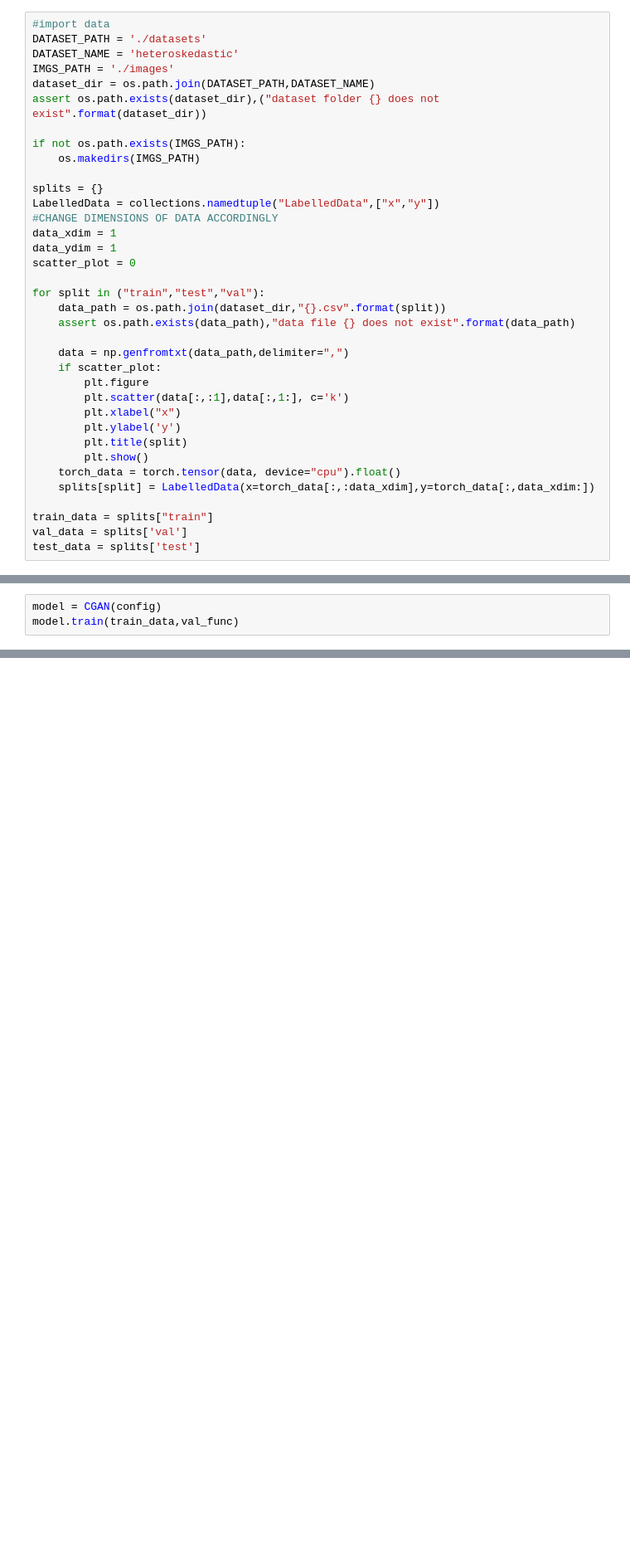
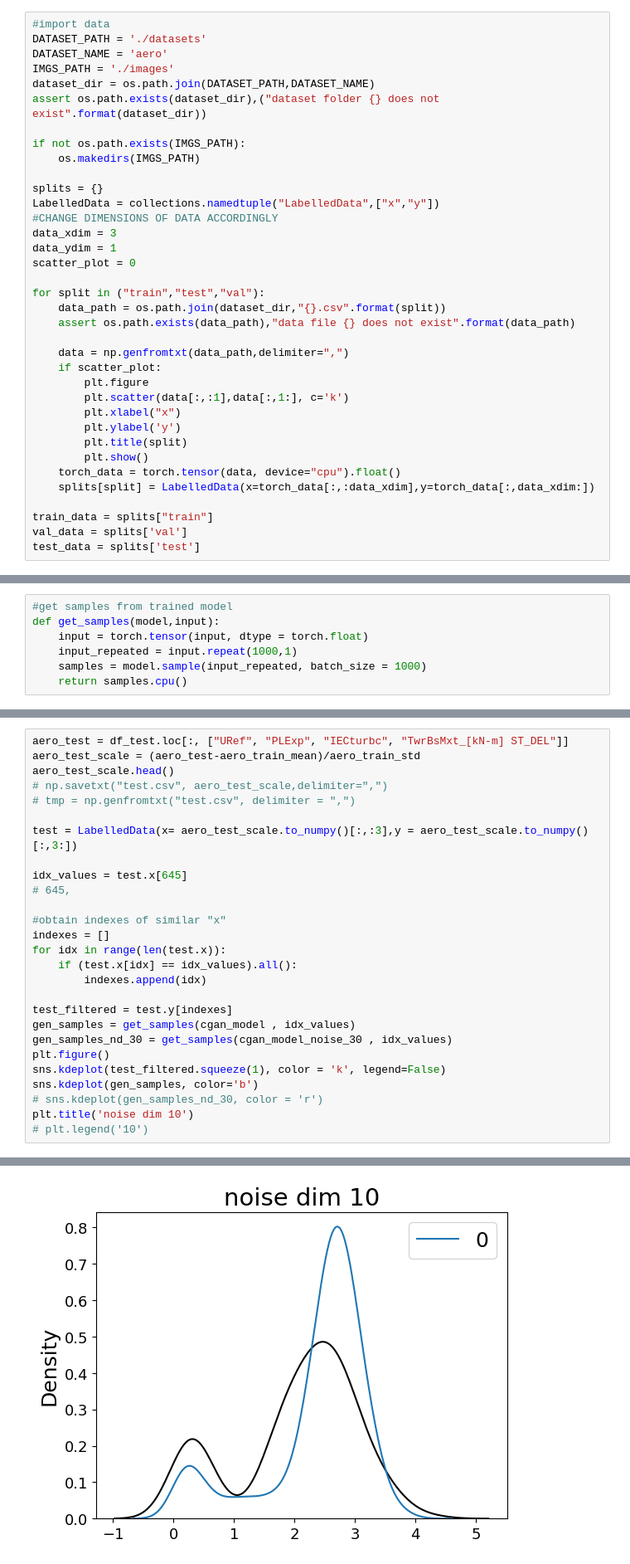
Before and after one commit to ltyap/MSc-Thesis, a Jupyter notebook: CGAN_implementation.ipynb, the cells around one changed output, grey strips where cells are left out. Shown at 83% size. Saved outputs shown, nothing was run; the diff lists cells and outputs as text; blank space fills up the shorter version.

```diff
--- a/CGAN_implementation.ipynb
+++ b/CGAN_implementation.ipynb
@@ -24,7 +30,7 @@ plt.rc("legend", fontsize=18)
 # %%
 #import data
 DATASET_PATH = './datasets'
-DATASET_NAME = 'heteroskedastic'
+DATASET_NAME = 'aero'
 IMGS_PATH = './images'
 dataset_dir = os.path.join(DATASET_PATH,DATASET_NAME)
 assert os.path.exists(dataset_dir),("dataset folder {} does not exist".format(dataset_dir))
@@ -35,7 +41,7 @@ if not os.path.exists(IMGS_PATH):
 splits = {}
 LabelledData = collections.namedtuple("LabelledData",["x","y"])
 #CHANGE DIMENSIONS OF DATA ACCORDINGLY
-data_xdim = 1
+data_xdim = 3
 data_ydim = 1
 scatter_plot = 0
 
@@ -445,6 +447,3 @@ def plot_samples(sample_sets, file_name, labels=None, range_dataset=None,
     plot_path = os.path.join(IMGS_PATH,"{}.png".format(file_name))
     plt.savefig(plot_path)
     plt.close(fig)
-# %%
-model = CGAN(config)
-model.train(train_data,val_func)
@@ -469,0 +450,7 @@ best epoch:%g 1289
+# %%
+#get samples from trained model
+def get_samples(model,input):
+    input = torch.tensor(input, dtype = torch.float)
+    input_repeated = input.repeat(1000,1)
+    samples = model.sample(input_repeated, batch_size = 1000)
+    return samples.cpu()
@@ -469,0 +582,28 @@ best epoch:%g 1289
+# %%
+aero_test = df_test.loc[:, ["URef", "PLExp", "IECturbc", "TwrBsMxt_[kN-m] ST_DEL"]]
+aero_test_scale = (aero_test-aero_train_mean)/aero_train_std
+aero_test_scale.head()
+# np.savetxt("test.csv", aero_test_scale,delimiter=",")
+# tmp = np.genfromtxt("test.csv", delimiter = ",")
+
+test = LabelledData(x= aero_test_scale.to_numpy()[:,:3],y = aero_test_scale.to_numpy()[:,3:])
+
+idx_values = test.x[645]
+# 645,
+
+#obtain indexes of similar "x"
+indexes = []
+for idx in range(len(test.x)):
+    if (test.x[idx] == idx_values).all():
+        indexes.append(idx)
+
+test_filtered = test.y[indexes]
+gen_samples = get_samples(cgan_model , idx_values)
+gen_samples_nd_30 = get_samples(cgan_model_noise_30 , idx_values)
+plt.figure()
+sns.kdeplot(test_filtered.squeeze(1), color = 'k', legend=False)
+sns.kdeplot(gen_samples, color='b')
+# sns.kdeplot(gen_samples_nd_30, color = 'r')
+plt.title('noise dim 10')
+# plt.legend('10')
+# %% [output]
@@ -469,0 +611 @@ best epoch:%g 1289
+[figure, added]
```
Also changed, not shown: parts of 22 cells of this notebook.
